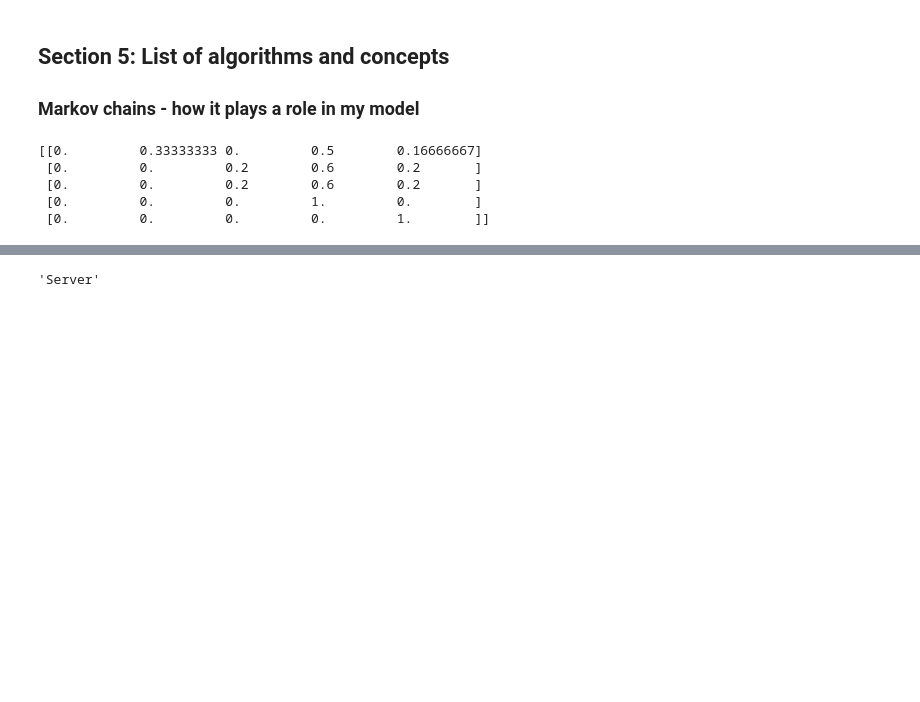
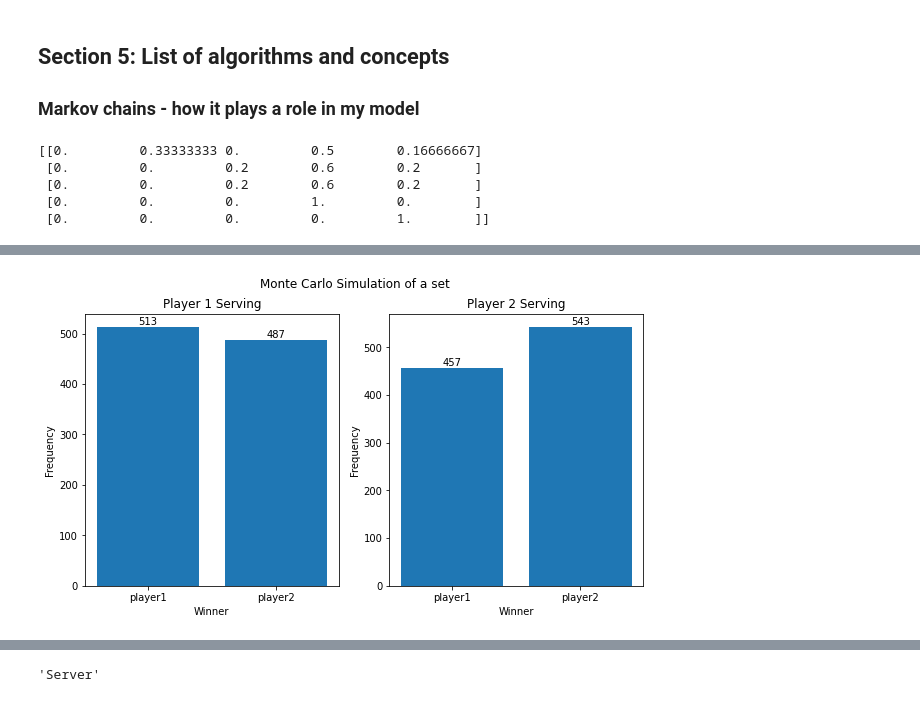
Before and after one commit to Rishi-Bidani/FIT3139, a Jupyter notebook: finalproject/assignment.ipynb, the cells around one changed output, grey strips where cells are left out. Cells and saved outputs as stored; diff of their text form; code cells hidden in the pictures; blank space fills up the shorter version.

```diff
--- a/finalproject/assignment.ipynb
+++ b/finalproject/assignment.ipynb
@@ -290,0 +502,4 @@ tournament.simulate()
+# %%
+plot_monte_carlo_simulation(player1, player2, _monte_carlo_game)
+# %% [output]
+[figure, added]
```
Also changed, not shown: parts of 15 cells of this notebook.
